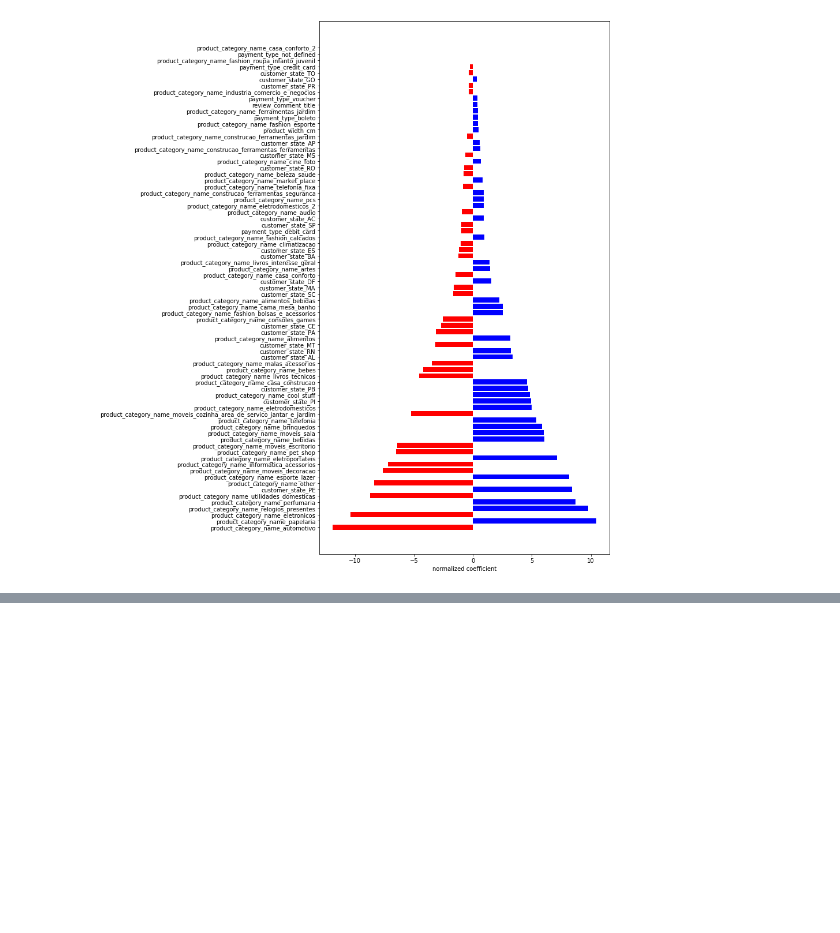
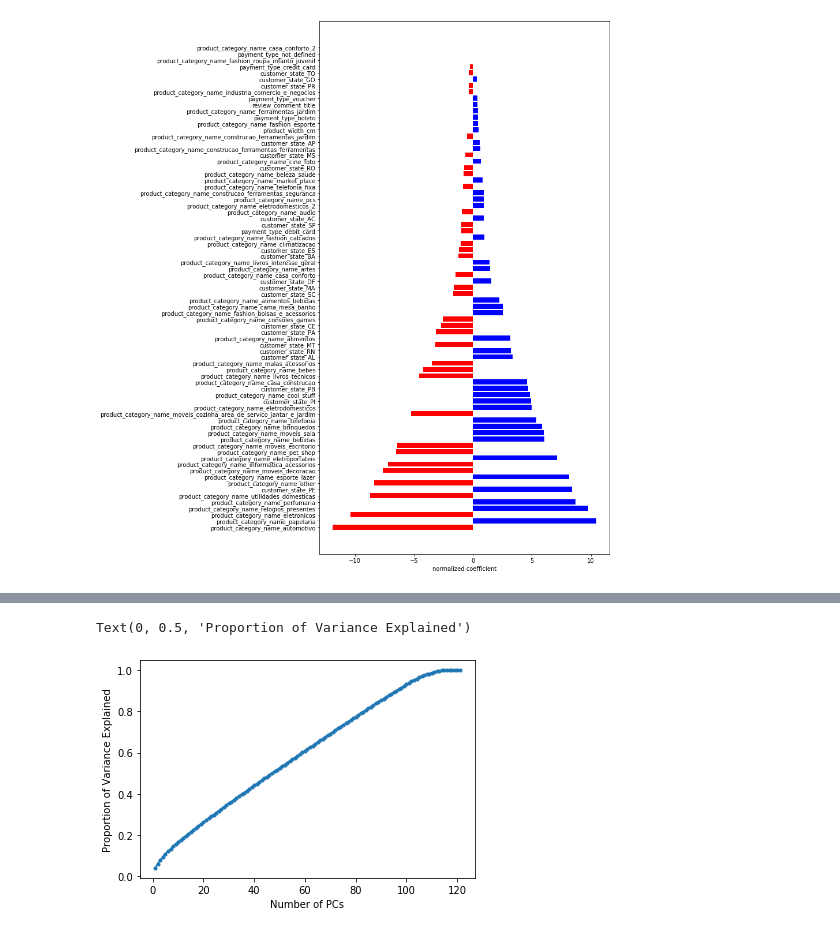
Before and after one commit to alireza-alizadegan/e-commerce-Sales, a Jupyter notebook: Brazil/Customer Segmentation - Scratch.ipynb, the cells around one changed output, grey strips where cells are left out. Drawn from its saved outputs; the diff is of its cells as text; code cells hidden in the pictures; blank space fills up the shorter version.

```diff
--- a/Brazil/Customer Segmentation - Scratch.ipynb
+++ b/Brazil/Customer Segmentation - Scratch.ipynb
@@ -1088,0 +938,4 @@ Text(0.5, 0, 'normalized coefficient')
+# %%
+# df.to_csv('df.csv', index=True);
+cust_ocprip_df = pd.read_csv('df.csv', index_col=0)
+cust_ocprip_df
@@ -1088,0 +1074,9 @@ Text(0.5, 0, 'normalized coefficient')
+# %%
+skewed_features = ['payment_value', 'payment_installments', 'price', 'freight_value', 'product_description_lenght',
+                   'product_photos_qty', 'product_length_cm', 'product_height_cm', 'product_width_cm']
+log_cust_ocprip_df = cust_ocprip_df
+log_cust_ocprip_df[log_cust_ocprip_df['payment_value'] == 0] = 1
+log_cust_ocprip_df[log_cust_ocprip_df['payment_installments'] == 0] = 0.01
+log_cust_ocprip_df[log_cust_ocprip_df['freight_value'] == 0] = 1
+
+log_cust_ocprip_df[skewed_features] = np.log(cust_ocprip_df[skewed_features])
@@ -1088,0 +1145,13 @@ Text(0.5, 0, 'normalized coefficient')
+# %%
+# principle component analysis
+from sklearn.decomposition import PCA
+n_components = 121
+pca = PCA(n_components=n_components)
+X_pca = pca.fit_transform(X)
+
+plt.plot(range(1,n_components+1), pca.explained_variance_ratio_.cumsum(),marker='.');
+plt.xlabel('Number of PCs')
+plt.ylabel('Proportion of Variance Explained')
+# %% [output]
+Text(0, 0.5, 'Proportion of Variance Explained')
+[figure, added]
```
Also changed, not shown: parts of 68 cells of this notebook, 1 other file.
